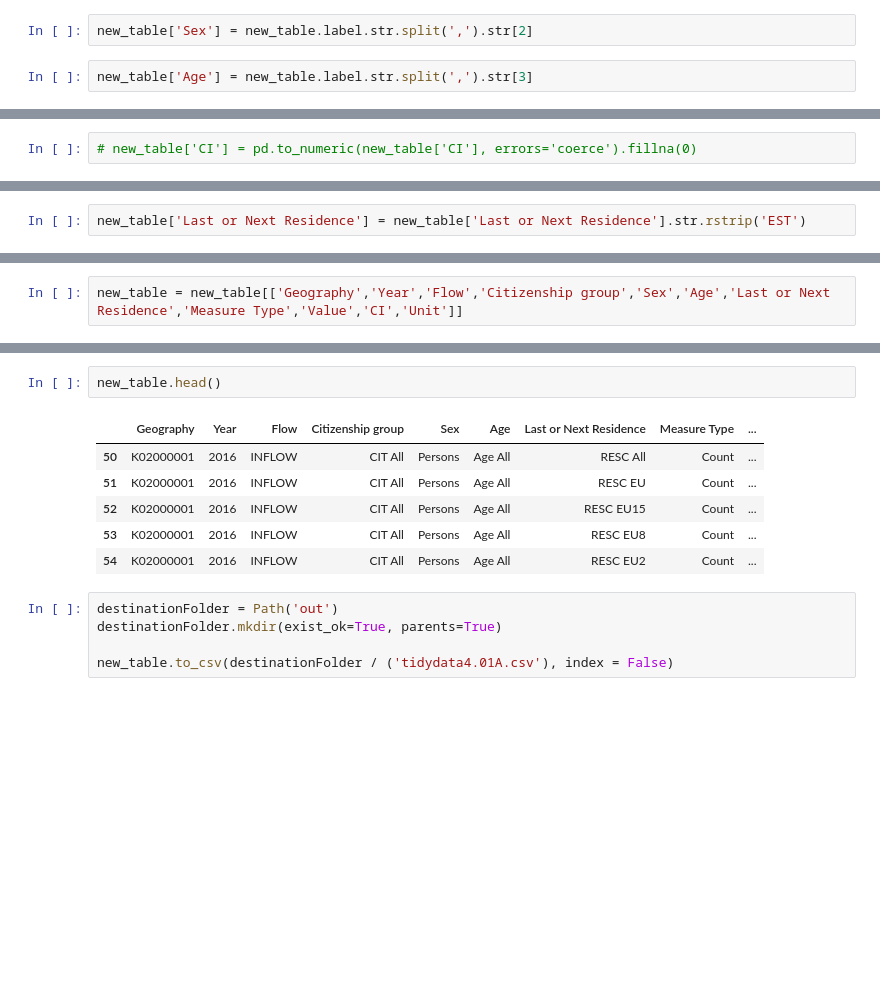
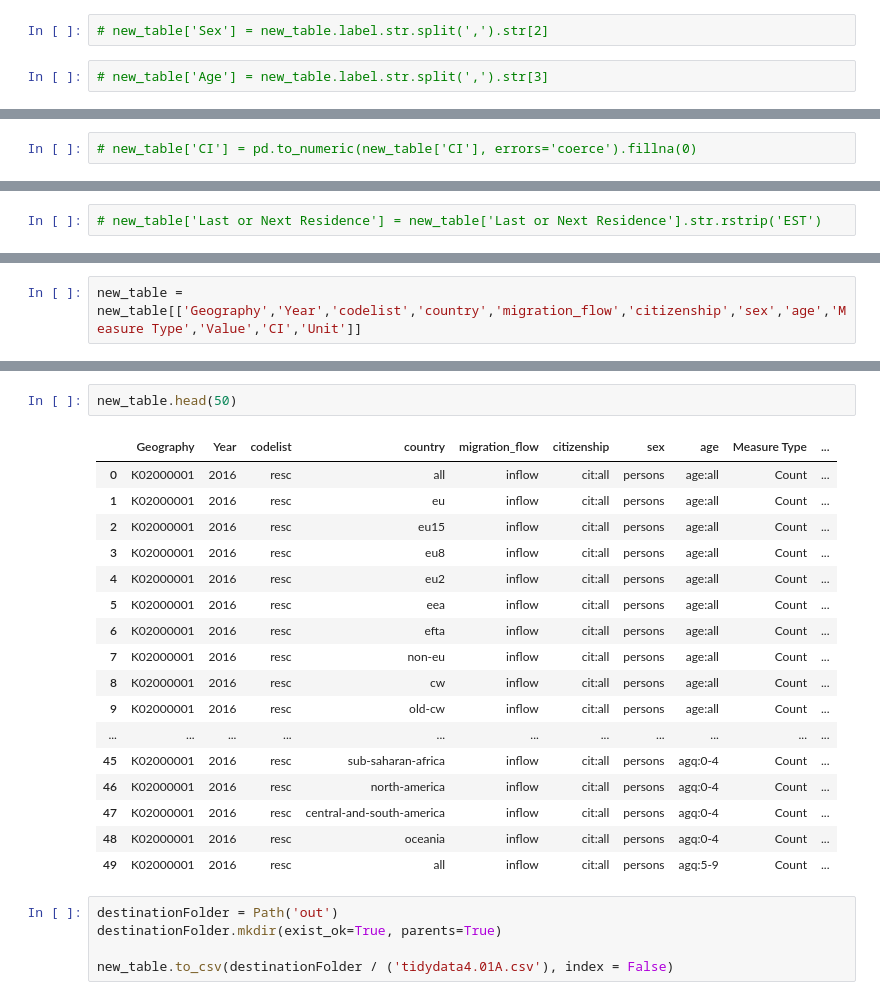
Before and after one commit to GSS-Cogs/ONS-LTIM-Passenger-Survey-4.01, a Jupyter notebook: Long-term international migration 4.01A Passenger survey.ipynb, the cells around one changed output, grey strips where cells are left out. Saved outputs shown, nothing was run; the diff lists cells and outputs as text; blank space fills up the shorter version.

```diff
--- a/Long-term international migration 4.01A Passenger survey.ipynb
+++ b/Long-term international migration 4.01A Passenger survey.ipynb
@@ -193,4 +259,4 @@ new_table['Citizenship group'] = new_table.label.str.split(',').str[1]
 # %%
-new_table['Sex'] = new_table.label.str.split(',').str[2]
+# new_table['Sex'] = new_table.label.str.split(',').str[2]
 # %%
-new_table['Age'] = new_table.label.str.split(',').str[3]
+# new_table['Age'] = new_table.label.str.split(',').str[3]
@@ -298,4 +353,4 @@ Age                       object
 Value                      int32
 dtype: object
 # %%
-new_table['Last or Next Residence'] = new_table['Last or Next Residence'].str.rstrip('EST')
+# new_table['Last or Next Residence'] = new_table['Last or Next Residence'].str.rstrip('EST')
@@ -302,5 +375,5 @@ new_table['Last or Next Residence'] = new_table['Last or Next Residence'].str.rs
 # %%
-new_table = new_table[['Geography','Year','Flow','Citizenship group','Sex','Age','Last or Next Residence','Measure Type','Value','CI','Unit']]
+new_table = new_table[['Geography','Year','codelist','country','migration_flow','citizenship','sex','age','Measure Type','Value','CI','Unit']]
 # %%
 new_table.dtypes
 # %% [output]
@@ -318,13 +392,24 @@ Unit                      object
 dtype: object
 # %%
-new_table.head()
+new_table.head(50)
 # %% [output]
-|  | Geography | Year | Flow | Citizenship group | Sex | Age | Last or Next Residence | Measure Type | ... |
-| 50 | K02000001 | 2016 | INFLOW | CIT All | Persons | Age All | RESC All | Count | ... |
-| 51 | K02000001 | 2016 | INFLOW | CIT All | Persons | Age All | RESC EU | Count | ... |
-| 52 | K02000001 | 2016 | INFLOW | CIT All | Persons | Age All | RESC EU15 | Count | ... |
-| 53 | K02000001 | 2016 | INFLOW | CIT All | Persons | Age All | RESC EU8 | Count | ... |
-| 54 | K02000001 | 2016 | INFLOW | CIT All | Persons | Age All | RESC EU2 | Count | ... |
+|  | Geography | Year | codelist | country | migration_flow | citizenship | sex | age | Measure Type | ... |
+| 0 | K02000001 | 2016 | resc | all | inflow | cit:all | persons | age:all | Count | ... |
+| 1 | K02000001 | 2016 | resc | eu | inflow | cit:all | persons | age:all | Count | ... |
+| 2 | K02000001 | 2016 | resc | eu15 | inflow | cit:all | persons | age:all | Count | ... |
+| 3 | K02000001 | 2016 | resc | eu8 | inflow | cit:all | persons | age:all | Count | ... |
+| 4 | K02000001 | 2016 | resc | eu2 | inflow | cit:all | persons | age:all | Count | ... |
+| 5 | K02000001 | 2016 | resc | eea | inflow | cit:all | persons | age:all | Count | ... |
+| 6 | K02000001 | 2016 | resc | efta | inflow | cit:all | persons | age:all | Count | ... |
+| 7 | K02000001 | 2016 | resc | non-eu | inflow | cit:all | persons | age:all | Count | ... |
+| 8 | K02000001 | 2016 | resc | cw | inflow | cit:all | persons | age:all | Count | ... |
+| 9 | K02000001 | 2016 | resc | old-cw | inflow | cit:all | persons | age:all | Count | ... |
+| ... | ... | ... | ... | ... | ... | ... | ... | ... | ... | ... |
+| 45 | K02000001 | 2016 | resc | sub-saharan-africa | inflow | cit:all | persons | agq:0-4 | Count | ... |
+| 46 | K02000001 | 2016 | resc | north-america | inflow | cit:all | persons | agq:0-4 | Count | ... |
+| 47 | K02000001 | 2016 | resc | central-and-south-america | inflow | cit:all | persons | agq:0-4 | Count | ... |
+| 48 | K02000001 | 2016 | resc | oceania | inflow | cit:all | persons | agq:0-4 | Count | ... |
+| 49 | K02000001 | 2016 | resc | all | inflow | cit:all | persons | agq:5-9 | Count | ... |
 # %%
 destinationFolder = Path('out')
 destinationFolder.mkdir(exist_ok=True, parents=True)
```
Also changed, not shown: parts of 29 cells of this notebook.
